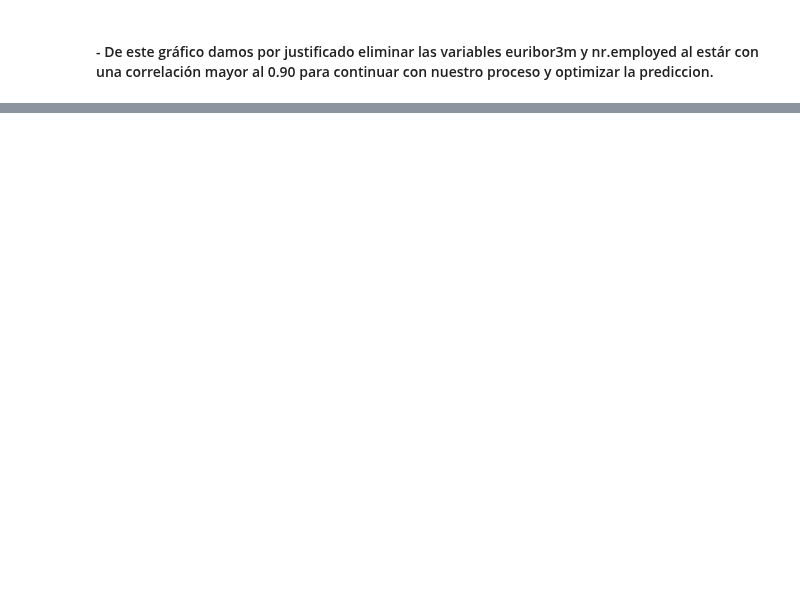
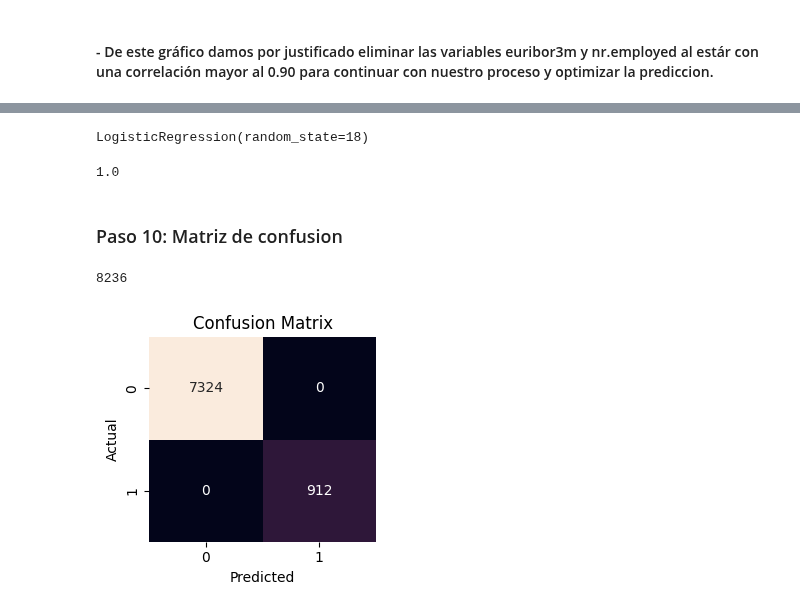
Before and after one commit to 4GeeksAcademy/GuilloMansa-MachineLearning, a Jupyter notebook: src/01-logistic-regression.ipynb, the cells around one changed output, grey strips where cells are left out. Cells and saved outputs as stored; diff of their text form; code cells hidden in the pictures; blank space fills up the shorter version.

```diff
--- a/src/01-logistic-regression.ipynb
+++ b/src/01-logistic-regression.ipynb
@@ -282,0 +363,10 @@ df
+# %%
+# Dividimos el conjunto de datos en muestras de train y test
+X = df_copy.drop("y_facto", axis=1)
+y = df_copy["y_facto"]
+
+# Instancia de: from sklearn.model_selection import train_test_split
+X_train, X_test, y_train, y_test = train_test_split(X,
+                                                    y,
+                                                    test_size=0.2,
+                                                    random_state=18)
@@ -282,0 +402,12 @@ df
+# %%
+norm_scaler = StandardScaler()
+num_variables = ["age", "duration", "campaign", "previous", "emp.var.rate", "cons.price.idx", "cons.conf.idx"]
+norm_features = norm_scaler.fit_transform(X_train[num_variables])
+
+df_norm = pd.DataFrame(norm_features,
+                        index=X_train.index,
+                       columns=num_variables)
+
+X_train[num_variables] = df_norm
+X_test[num_variables] = norm_scaler.transform(X_test[num_variables])
+df_norm.head()
@@ -282,0 +445,34 @@ df
+# %%
+model = LogisticRegression(random_state=18)
+model.fit(X_train, y_train)
+# %% [output]
+LogisticRegression(random_state=18)
+# %%
+y_pred = model.predict(X_test)
+# %%
+model_accuracy = accuracy_score(y_test, y_pred)
+model_accuracy
+# %% [output]
+1.0
+# %% [markdown]
+### Paso 10: Matriz de confusion
+# %%
+len(y_pred)
+# %% [output]
+8236
+# %%
+LogisticRegression_cm = confusion_matrix(y_test, y_pred)
+
+# Dibujaremos esta matriz para hacerla más visual
+df_cm = pd.DataFrame(LogisticRegression_cm)
+
+plt.figure(figsize=(3, 3))
+sns.heatmap(df_cm, annot=True, fmt="d", cbar=False)
+plt.xlabel('Predicted')
+plt.ylabel('Actual')
+plt.title('Confusion Matrix')
+
+plt.tight_layout()
+plt.show()
+# %% [output]
+[figure, added]
```
Also changed, not shown: parts of 21 cells of this notebook.
